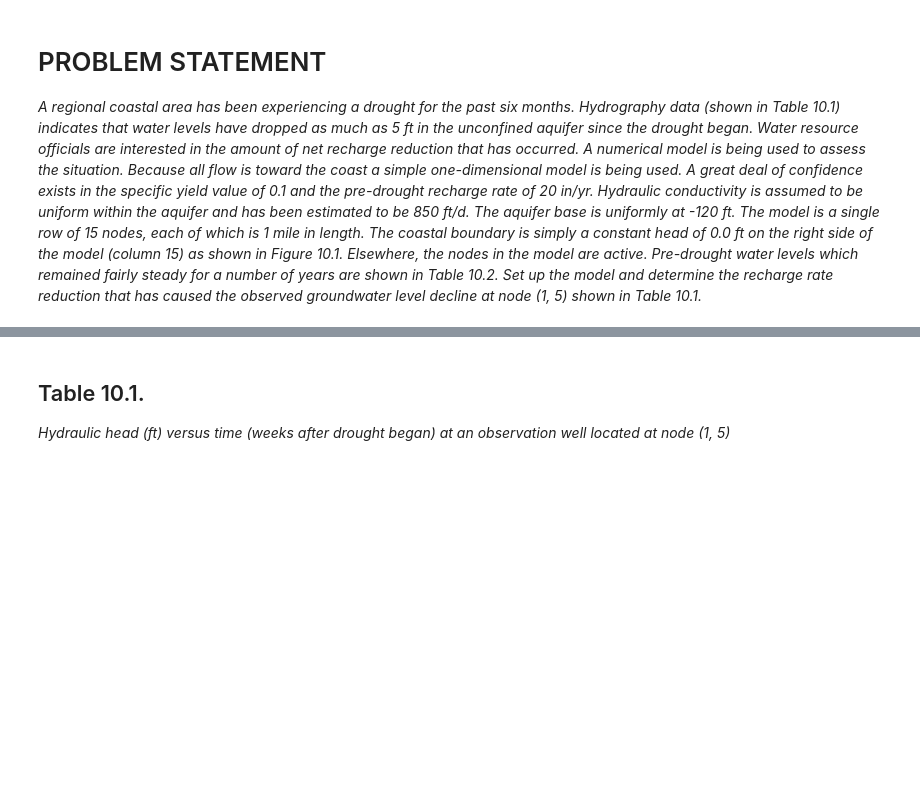
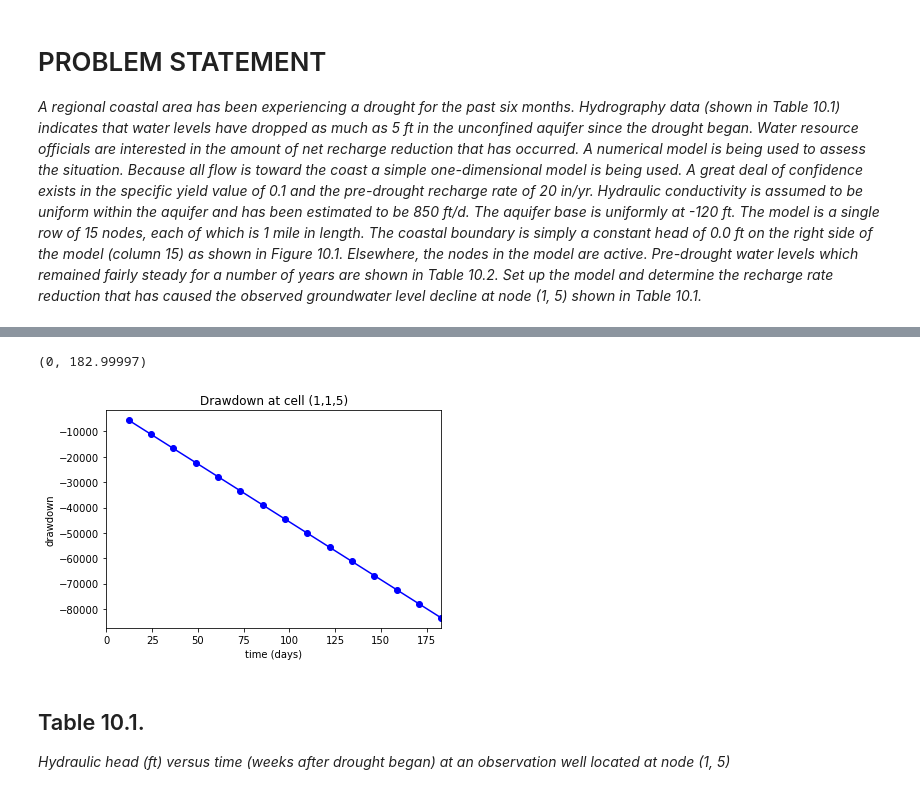
Before and after one commit to jordw22/modflow_epa, a Jupyter notebook: Notebooks/Problem 10 - Transient Calibration.ipynb, the cells around one changed output, grey strips where cells are left out. Saved outputs shown, nothing was run; the diff lists cells and outputs as text; code cells hidden in the pictures; blank space fills up the shorter version.

```diff
--- a/Notebooks/Problem 10 - Transient Calibration.ipynb
+++ b/Notebooks/Problem 10 - Transient Calibration.ipynb
@@ -56,3 +158,17 @@ print(pr)
+# %%
+# Plot the drawdown versus time
+plt.subplot(1, 1, 1)
+ttl = 'Drawdown at cell ({0},{1},{2})'.format(idx[0] + 1, idx[1] + 1, idx[2] + 1) #we are adding 1 to each part of idx to that it prints out the real values and not the code values
+plt.title(ttl) #prints/plots title
+plt.xlabel('time (days)') #labels the x-axis
+plt.ylabel('drawdown') #labels the y-axis
+#here we do "0-ts..." in order to show the drawdown of
+plt.plot(ts[:, 0], 0-ts[:, 1], 'bo-') #(x, y, color/type of line)
+plt.xlim(0, ts[:, 0].max())
+#plt.ylim(0, (0-ts[:, 1]).max())
+# %% [output]
+(0, 182.99997)
+[figure, added]
 # %% [markdown]
 ## Table 10.1.
 _Hydraulic head (ft) versus time (weeks after drought began) at an observation well located at node (1, 5)_
```
Also changed, not shown: parts of 22 cells of this notebook, 3 other files.
